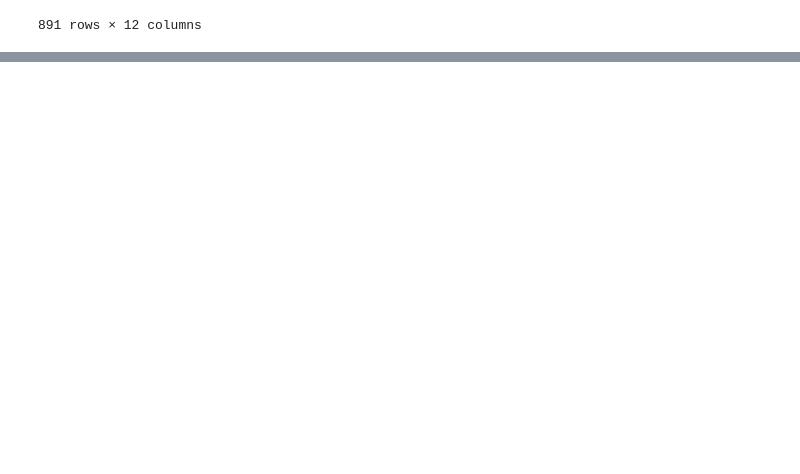
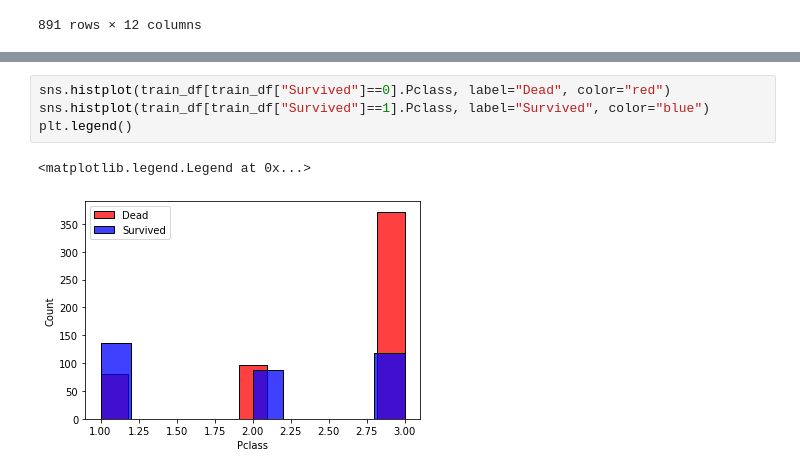
Before and after one commit to hykhhijk/Data_analysis_practice, a Jupyter notebook: kaggle/Titanic.ipynb, the cells around one changed output, grey strips where cells are left out. Drawn from its saved outputs; the diff is of its cells as text; blank space fills up the shorter version.

```diff
--- a/kaggle/Titanic.ipynb
+++ b/kaggle/Titanic.ipynb
@@ -31,0 +62,7 @@ train_df
+# %%
+sns.histplot(train_df[train_df["Survived"]==0].Pclass, label="Dead", color="red")
+sns.histplot(train_df[train_df["Survived"]==1].Pclass, label="Survived", color="blue")
+plt.legend()
+# %% [output]
+<matplotlib.legend.Legend at 0x...>
+[figure, added]
```
Also changed, not shown: parts of 15 cells of this notebook.
